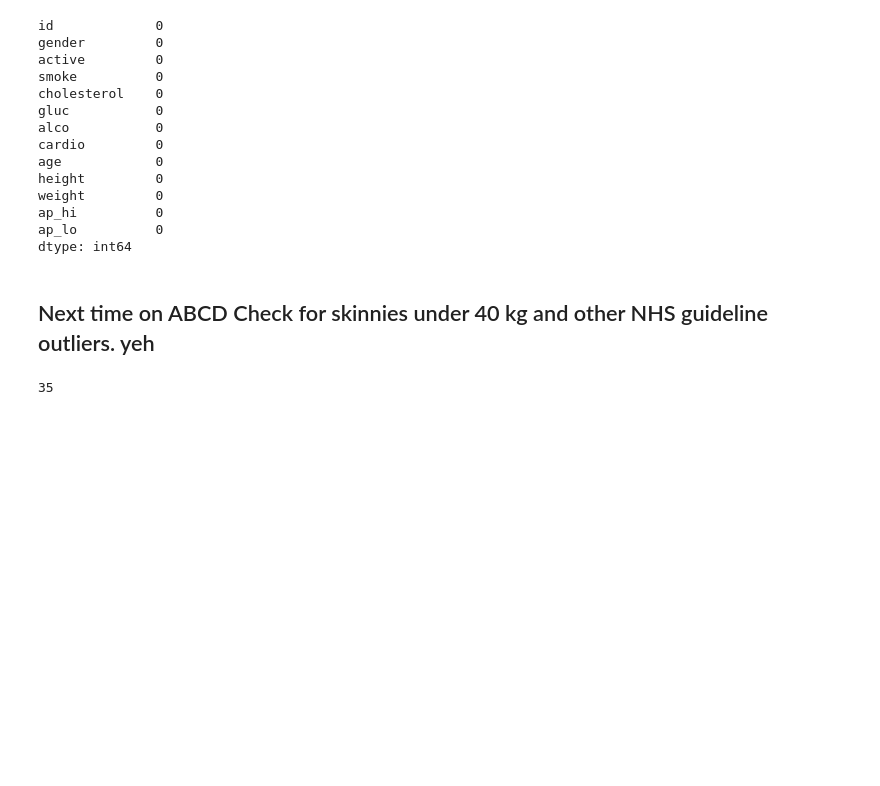
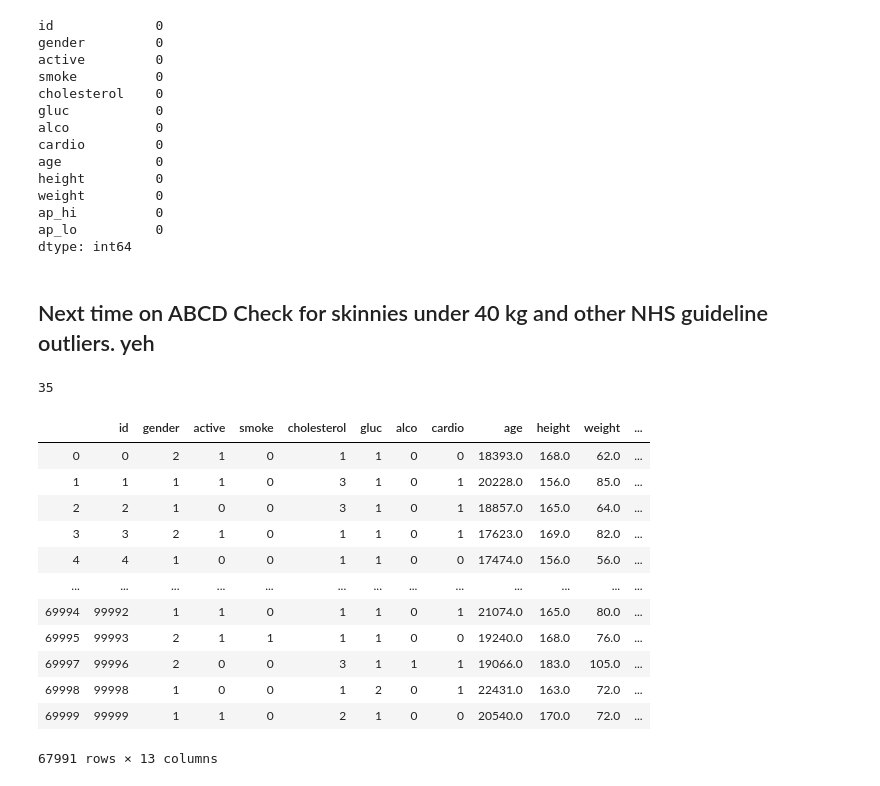
Before and after one commit to Gingertonic/Heart-Disease-Classification, a Jupyter notebook: Heart_Disease_classification.ipynb, the cells around one changed output. Drawn from its saved outputs; the diff is of its cells as text; code cells hidden in the pictures; blank space fills up the shorter version.

Commit message:
drop all rows with weight feature < 40

```diff
--- a/Heart_Disease_classification.ipynb
+++ b/Heart_Disease_classification.ipynb
@@ -353,3 +353,21 @@ test = dfnew['weight'] < 40
 test.sum()
 # %% [output]
 35
+# %%
+dfnew = dfnew[dfnew.weight > 40]
+# %%
+dfnew.weight <
+# %% [output]
+|  | id | gender | active | smoke | cholesterol | gluc | alco | cardio | age | height | weight | ... |
+| 0 | 0 | 2 | 1 | 0 | 1 | 1 | 0 | 0 | 18393.0 | 168.0 | 62.0 | ... |
+| 1 | 1 | 1 | 1 | 0 | 3 | 1 | 0 | 1 | 20228.0 | 156.0 | 85.0 | ... |
+| 2 | 2 | 1 | 0 | 0 | 3 | 1 | 0 | 1 | 18857.0 | 165.0 | 64.0 | ... |
+| 3 | 3 | 2 | 1 | 0 | 1 | 1 | 0 | 1 | 17623.0 | 169.0 | 82.0 | ... |
+| 4 | 4 | 1 | 0 | 0 | 1 | 1 | 0 | 0 | 17474.0 | 156.0 | 56.0 | ... |
+| ... | ... | ... | ... | ... | ... | ... | ... | ... | ... | ... | ... | ... |
+| 69994 | 99992 | 1 | 1 | 0 | 1 | 1 | 0 | 1 | 21074.0 | 165.0 | 80.0 | ... |
+| 69995 | 99993 | 2 | 1 | 1 | 1 | 1 | 0 | 0 | 19240.0 | 168.0 | 76.0 | ... |
+| 69997 | 99996 | 2 | 0 | 0 | 3 | 1 | 1 | 1 | 19066.0 | 183.0 | 105.0 | ... |
+| 69998 | 99998 | 1 | 0 | 0 | 1 | 2 | 0 | 1 | 22431.0 | 163.0 | 72.0 | ... |
+| 69999 | 99999 | 1 | 1 | 0 | 2 | 1 | 0 | 0 | 20540.0 | 170.0 | 72.0 | ... |
+67991 rows × 13 columns
```
